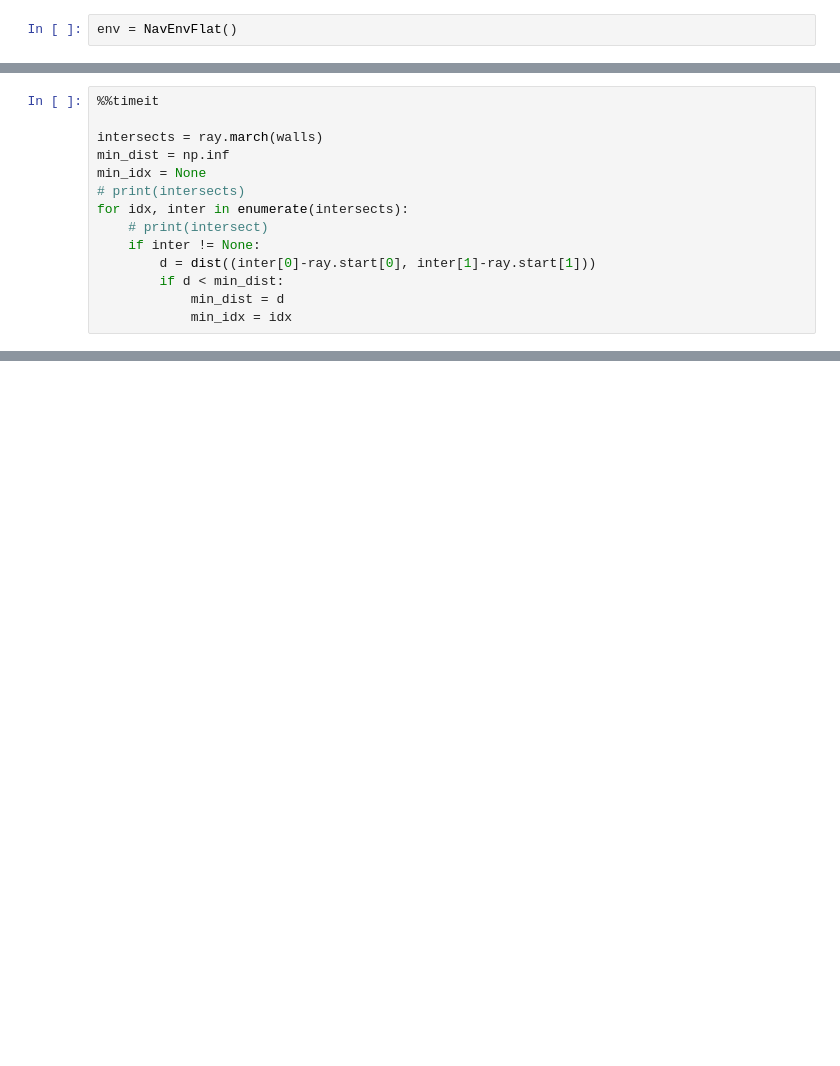
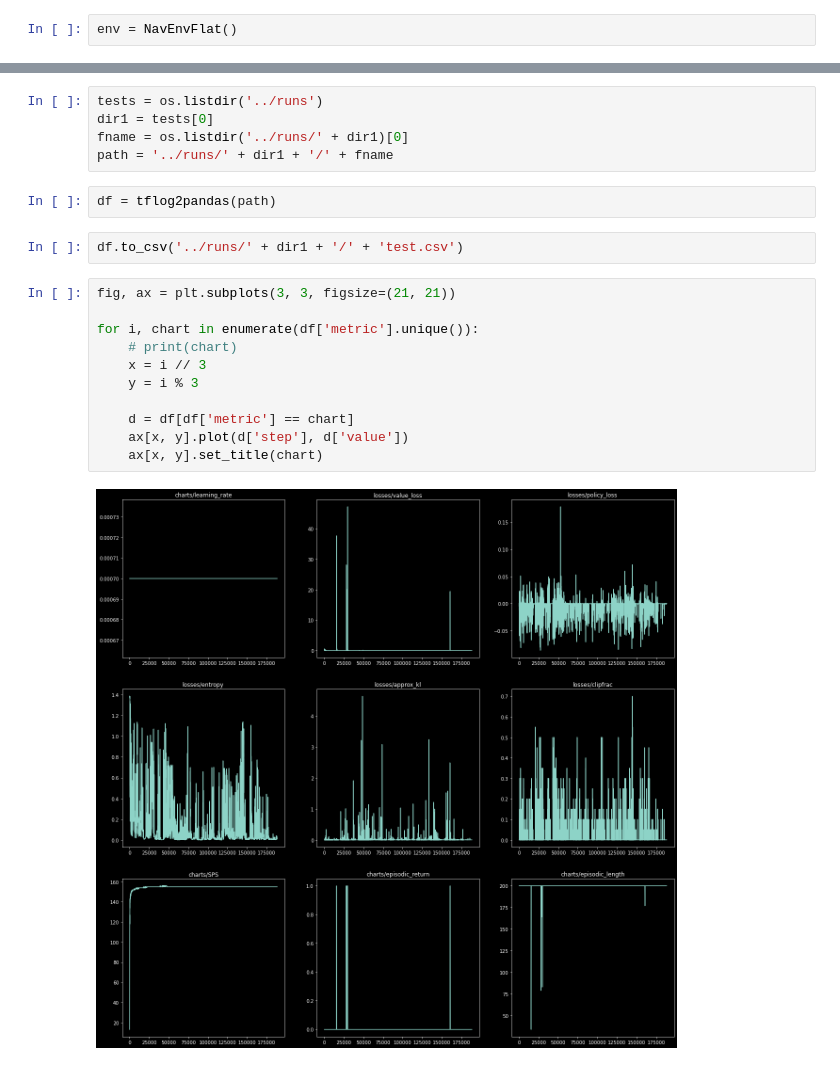
Before and after one commit to liuandrew/training-rl-algo, a Jupyter notebook: write_and_test/test_env_training.ipynb, the cells around one changed output, grey strips where cells are left out. Drawn from its saved outputs; the diff is of its cells as text; blank space fills up the shorter version.

```diff
--- a/write_and_test/test_env_training.ipynb
+++ b/write_and_test/test_env_training.ipynb
@@ -2160,14 +873,0 @@ np.linalg.norm(np.array(list(filter(lambda x: x, ray.march(walls)))) - ray.start
-# %%
-%%timeit
-
-intersects = ray.march(walls)
-min_dist = np.inf
-min_idx = None
-# print(intersects)
-for idx, inter in enumerate(intersects):
-    # print(intersect)
-    if inter != None:
-        d = dist((inter[0]-ray.start[0], inter[1]-ray.start[1]))
-        if d < min_dist:
-            min_dist = d
-            min_idx = idx
@@ -2310,0 +924,22 @@ array([5, 6, 7, 3, 4, 5])
+# %%
+tests = os.listdir('../runs')
+dir1 = tests[0]
+fname = os.listdir('../runs/' + dir1)[0]
+path = '../runs/' + dir1 + '/' + fname
+# %%
+df = tflog2pandas(path)
+# %%
+df.to_csv('../runs/' + dir1 + '/' + 'test.csv')
+# %%
+fig, ax = plt.subplots(3, 3, figsize=(21, 21))
+
+for i, chart in enumerate(df['metric'].unique()):
+    # print(chart)
+    x = i // 3
+    y = i % 3
+
+    d = df[df['metric'] == chart]
+    ax[x, y].plot(d['step'], d['value'])
+    ax[x, y].set_title(chart)
+# %% [output]
+[figure, added]
```
Also changed, not shown: parts of 65 cells of this notebook, 2 other files.
